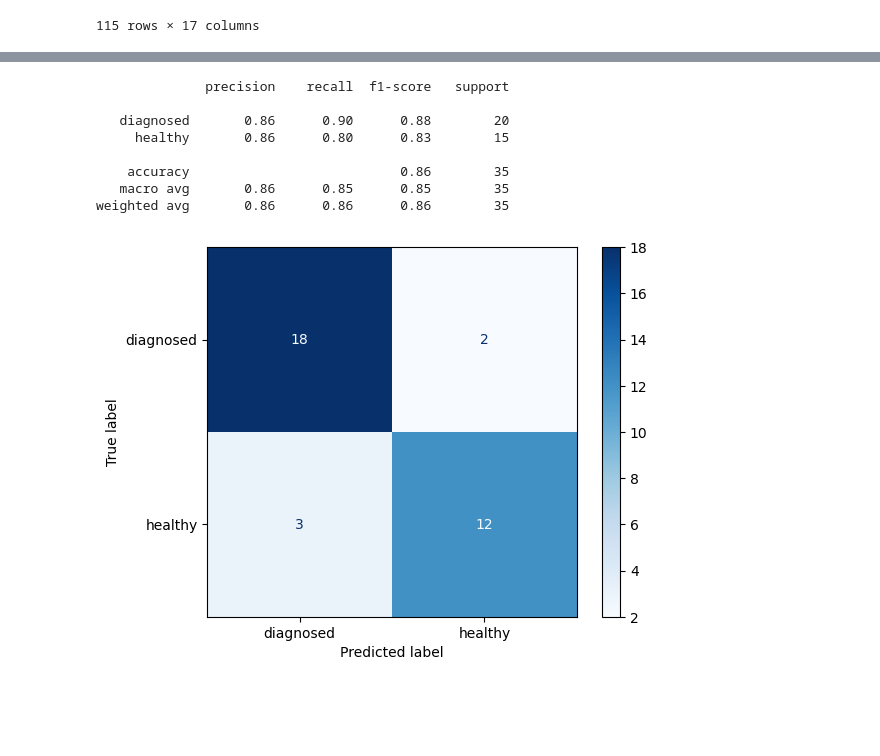
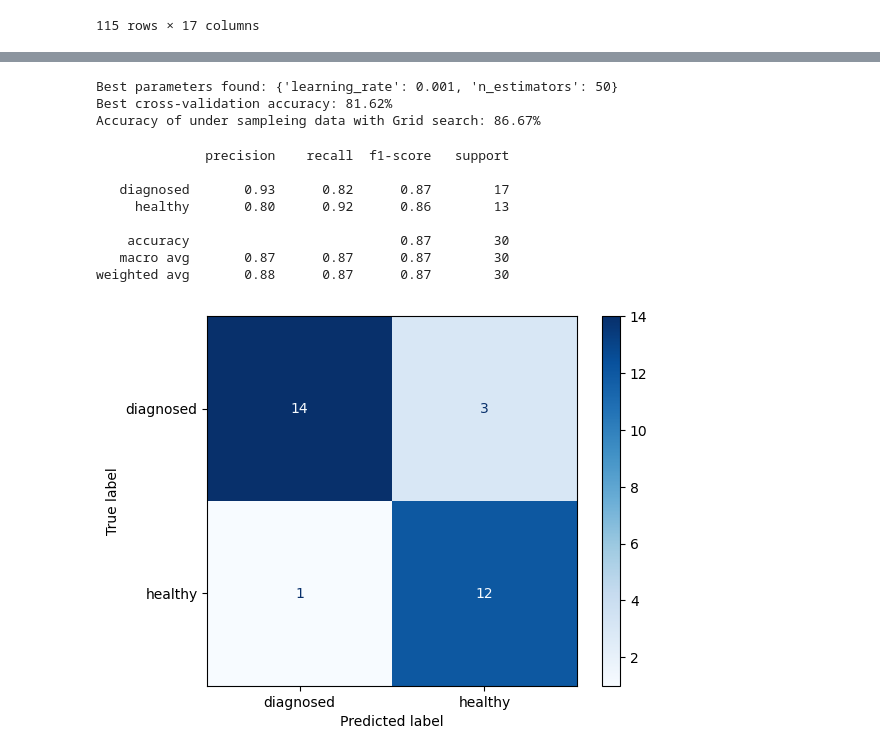
Before and after one commit to shaaleissa/colon_predictions, a Jupyter notebook: AdaBoost.model.ipynb, the cells around one changed output, grey strips where cells are left out. Drawn from its saved outputs; the diff is of its cells as text; code cells hidden in the pictures; blank space fills up the shorter version.

```diff
--- a/AdaBoost.model.ipynb
+++ b/AdaBoost.model.ipynb
@@ -62,0 +219,10 @@ plt.show()
+# %%
+rus = RandomUnderSampler(random_state=42)
+X_res, y_res = rus.fit_resample(data, target)
+print('Original dataset distribution %s' % Counter(y_res))
+X_train, X_test, y_train, y_test = train_test_split(X_res, y_res, test_size = 0.3,random_state=random_state)
+
+adaboost_underSampler = AdaBoostClassifier()
+adaboost_underSampler.fit(X_train, y_train)
+y_pred_underSampler= adaboost_underSampler.predict(X_test)
+print("Accuracy of SMOTE data: %.2f%%" % (adaboost_underSampler.score(X_test, y_test) * 100.0))
@@ -68,14 +253,6 @@ param_grid = {
 }
 
 # Use GridSearchCV to search for the best hyperparameters
-grid_search = GridSearchCV(adaboost, param_grid, cv=KFold(n_splits=4, random_state=0, shuffle=True), scoring='accuracy')
-grid_search.fit(X_train_res, y_train_res)
-
-# Print the best parameters and their corresponding accuracy
-print("Best parameters found:", grid_search.best_params_)
-print("Best cross-validation accuracy: %.2f%% " % (grid_search.best_score_*100.0))
-
-# Evaluate on the test set
-y_pred1 = grid_search.predict(X_test)
-print("Accuracy: %.2f%%" % (grid_search.score(X_test, y_test) * 100.0))
+grid_search = GridSearchCV(adaboost_underSampler, param_grid, cv=KFold(n_splits=4, random_state=0, shuffle=True), scoring='accuracy', n_jobs=-1, verbose=2)
+grid_search.fit(X_train, y_train)
 # %% [output]
@@ -85,18 +281,29 @@ Accuracy: 85.71%
-# %%
-print(classification_report(y_test, y_pred1))
-# %% [output]
-              precision    recall  f1-score   support
-
-   diagnosed       0.86      0.90      0.88        20
-     healthy       0.86      0.80      0.83        15
-
-    accuracy                           0.86        35
-   macro avg       0.86      0.85      0.85        35
-weighted avg       0.86      0.86      0.86        35
+# %%
+
+# Print the best parameters and their corresponding accuracy
+print("Best parameters found:", grid_search.best_params_)
+print("Best cross-validation accuracy: %.2f%% " % (grid_search.best_score_*100.0))
+
+# Evaluate on the test set
+y_pred_underSamplerGr = grid_search.predict(X_test)
+print("Accuracy of under sampleing data with Grid search: %.2f%%" % (grid_search.score(X_test, y_test) * 100.0))
+# %% [output]
+Best parameters found: {'learning_rate': 0.001, 'n_estimators': 50}
+Best cross-validation accuracy: 81.62%
+Accuracy of under sampleing data with Grid search: 86.67%
 # %%
-cm=confusion_matrix(y_test, y_pred1)
+print(classification_report(y_test, y_pred_underSamplerGr))
+cm=confusion_matrix(y_test, y_pred_underSamplerGr)
 disp = ConfusionMatrixDisplay(confusion_matrix=cm, display_labels=adaboost.classes_)
 disp.plot(cmap=plt.cm.Blues)
 plt.show()
 # %% [output]
+              precision    recall  f1-score   support
+
+   diagnosed       0.93      0.82      0.87        17
+     healthy       0.80      0.92      0.86        13
+
+    accuracy                           0.87        30
+   macro avg       0.87      0.87      0.87        30
+weighted avg       0.88      0.87      0.87        30
-[figure, old version]
+[figure, new version]
```
Also changed, not shown: parts of 19 cells of this notebook, 1 other file.
